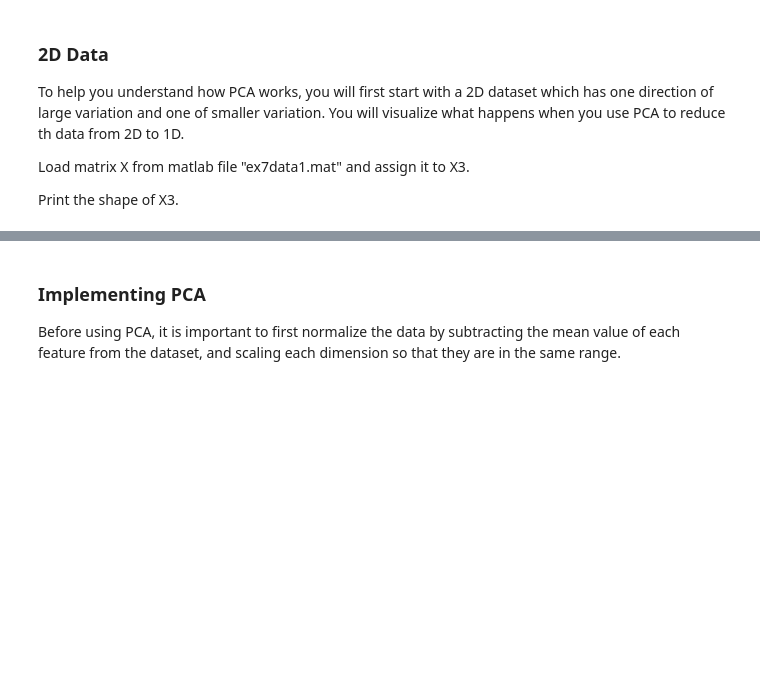
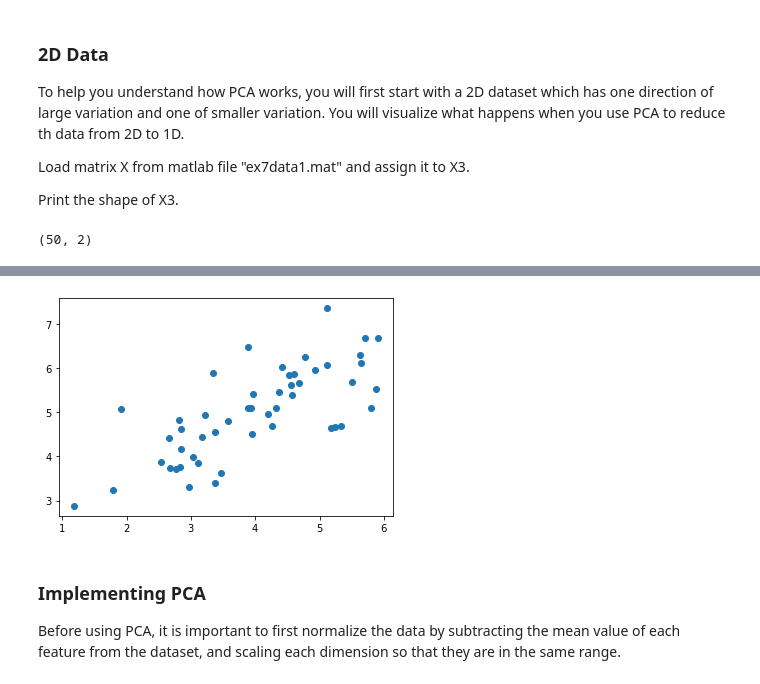
Before and after one commit to renanaferreira/FAA-repository, a Jupyter notebook: 08-Kmeans_PCA/lab_part2_PCA/PCA.ipynb, the cells around one changed output, grey strips where cells are left out. Saved outputs shown, nothing was run; the diff lists cells and outputs as text; code cells hidden in the pictures; blank space fills up the shorter version.

```diff
--- a/08-Kmeans_PCA/lab_part2_PCA/PCA.ipynb
+++ b/08-Kmeans_PCA/lab_part2_PCA/PCA.ipynb
@@ -24,3 +21,9 @@ X3 = ?
+# %%
+mat3 = loadmat("ex7data1.mat")
+X3 = mat3["X"]
+print(X3.shape)
+# %% [output]
+(50, 2)
 # %% [markdown]
 ### Plotting the data
 
@@ -34,3 +35,8 @@ plt.scatter ???
+# %%
+plt.scatter(X3[:,0],X3[:,1])
+plt.show()
+# %% [output]
+[figure, added]
 # %% [markdown]
 ### Implementing PCA
 
```
Also changed, not shown: parts of 15 cells of this notebook, 1 other file.
